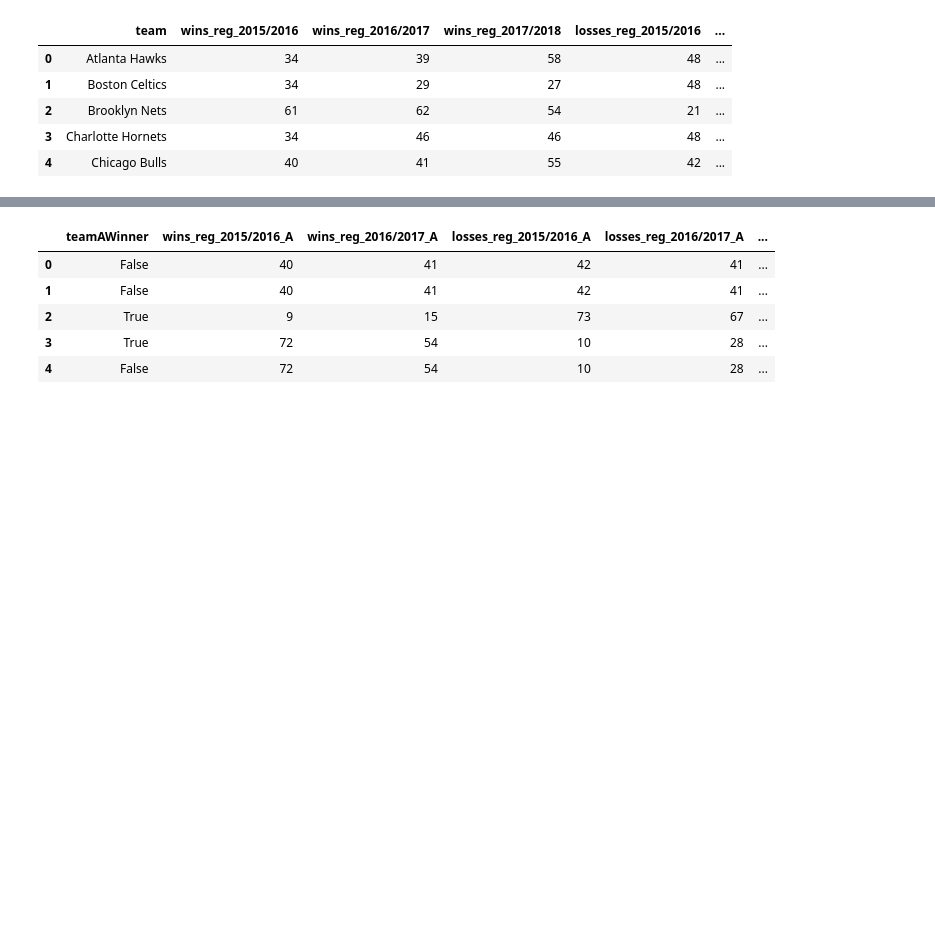
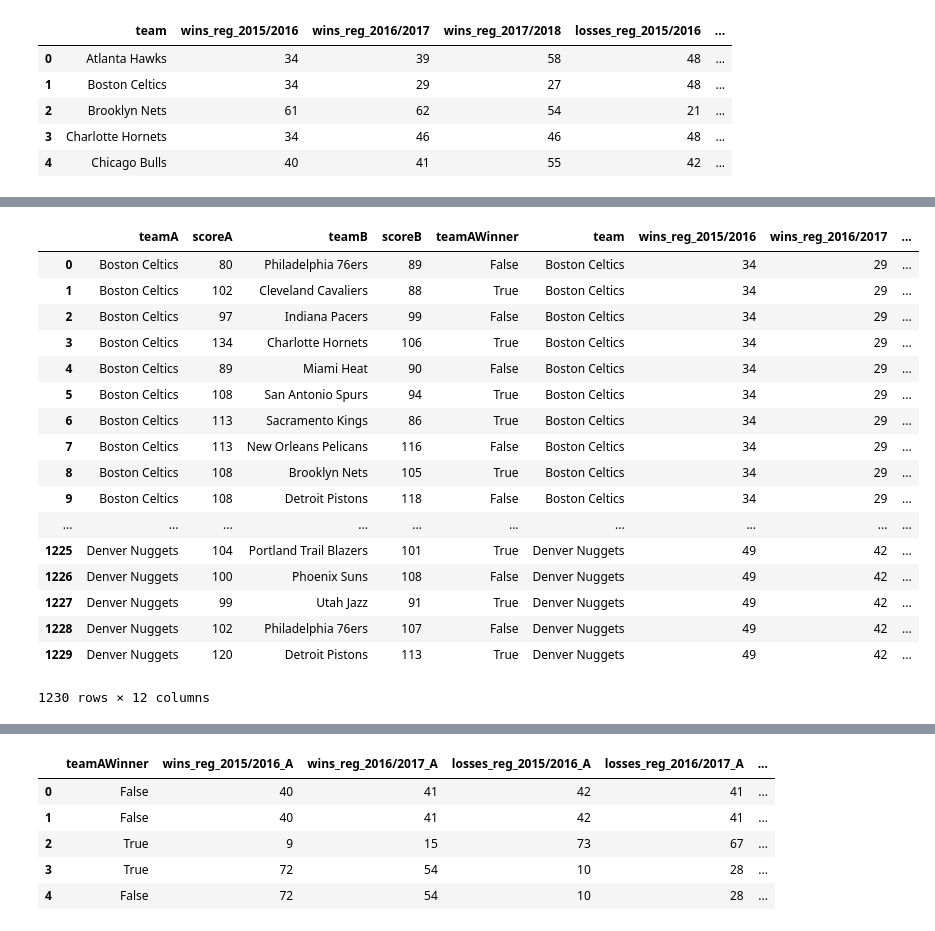
Before and after one commit to jgoerner/SportsPrediction, a Jupyter notebook: NBA/notebooks/1.7-first-model.ipynb, the cells around one changed output, grey strips where cells are left out. Drawn from its saved outputs; the diff is of its cells as text; code cells hidden in the pictures; blank space fills up the shorter version.

Commit message:
merged scoremargin and created extended first model

```diff
--- a/NBA/notebooks/1.7-first-model.ipynb
+++ b/NBA/notebooks/1.7-first-model.ipynb
@@ -124,0 +125,21 @@ df_matches.head()
+# %%
+pd.merge(df_matches, df_test.reset_index(), left_on="teamA", right_on="team")
+# %% [output]
+|  | teamA | scoreA | teamB | scoreB | teamAWinner | team | wins_reg_2015/2016 | wins_reg_2016/2017 | ... |
+| 0 | Boston Celtics | 80 | Philadelphia 76ers | 89 | False | Boston Celtics | 34 | 29 | ... |
+| 1 | Boston Celtics | 102 | Cleveland Cavaliers | 88 | True | Boston Celtics | 34 | 29 | ... |
+| 2 | Boston Celtics | 97 | Indiana Pacers | 99 | False | Boston Celtics | 34 | 29 | ... |
+| 3 | Boston Celtics | 134 | Charlotte Hornets | 106 | True | Boston Celtics | 34 | 29 | ... |
+| 4 | Boston Celtics | 89 | Miami Heat | 90 | False | Boston Celtics | 34 | 29 | ... |
+| 5 | Boston Celtics | 108 | San Antonio Spurs | 94 | True | Boston Celtics | 34 | 29 | ... |
+| 6 | Boston Celtics | 113 | Sacramento Kings | 86 | True | Boston Celtics | 34 | 29 | ... |
+| 7 | Boston Celtics | 113 | New Orleans Pelicans | 116 | False | Boston Celtics | 34 | 29 | ... |
+| 8 | Boston Celtics | 108 | Brooklyn Nets | 105 | True | Boston Celtics | 34 | 29 | ... |
+| 9 | Boston Celtics | 108 | Detroit Pistons | 118 | False | Boston Celtics | 34 | 29 | ... |
+| ... | ... | ... | ... | ... | ... | ... | ... | ... | ... |
+| 1225 | Denver Nuggets | 104 | Portland Trail Blazers | 101 | True | Denver Nuggets | 49 | 42 | ... |
+| 1226 | Denver Nuggets | 100 | Phoenix Suns | 108 | False | Denver Nuggets | 49 | 42 | ... |
+| 1227 | Denver Nuggets | 99 | Utah Jazz | 91 | True | Denver Nuggets | 49 | 42 | ... |
+| 1228 | Denver Nuggets | 102 | Philadelphia 76ers | 107 | False | Denver Nuggets | 49 | 42 | ... |
+| 1229 | Denver Nuggets | 120 | Detroit Pistons | 113 | True | Denver Nuggets | 49 | 42 | ... |
+1230 rows × 12 columns
```
Also changed, not shown: parts of 9 cells of this notebook.
